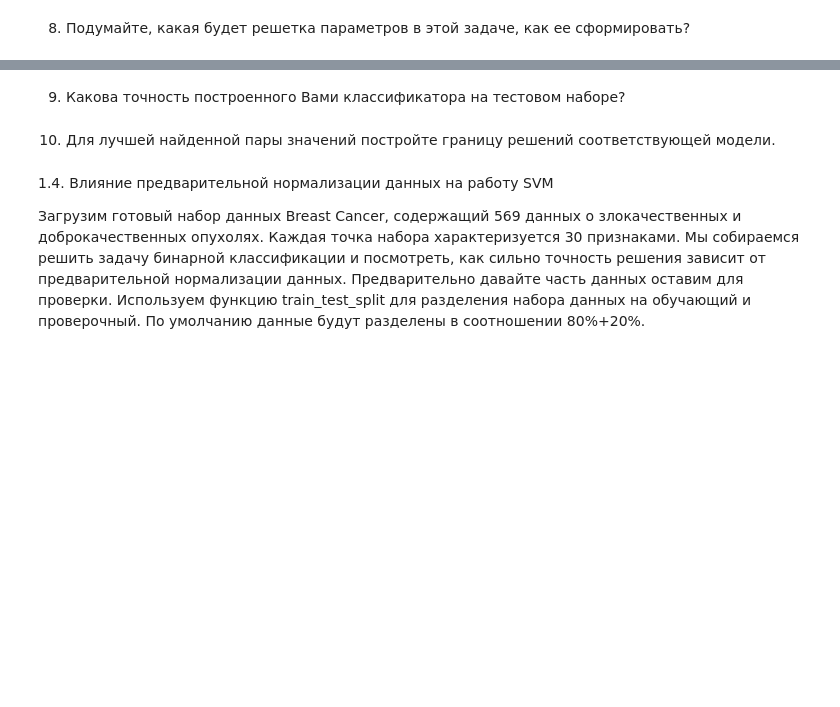
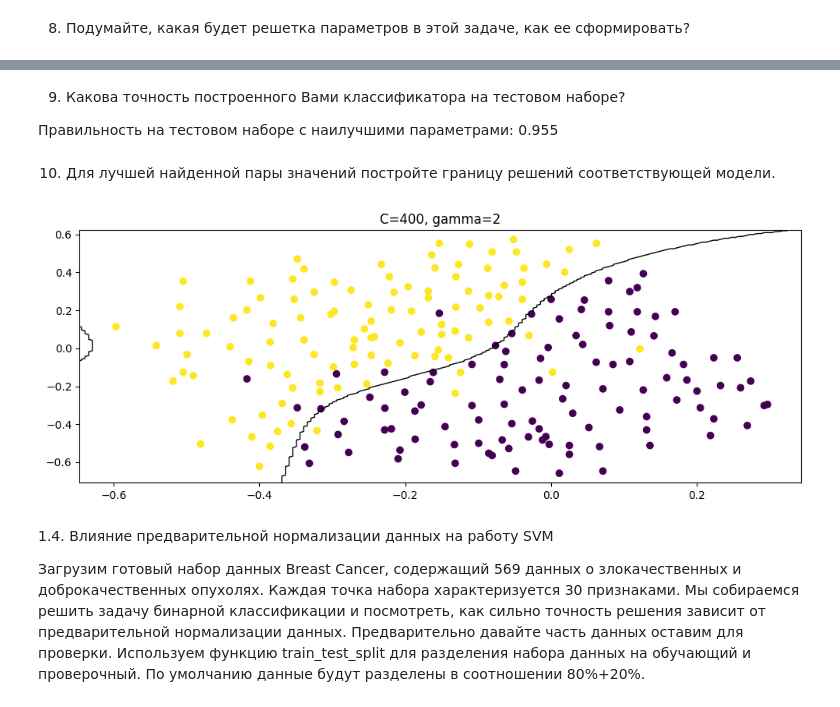
Before and after one commit to NikitaR041/Programming-at-SUSU, a Jupyter notebook: MachineLearning/Laboratories/lab3/main.ipynb, the cells around one changed output, grey strips where cells are left out. Cells and saved outputs as stored; diff of their text form; code cells hidden in the pictures; blank space fills up the shorter version.

```diff
--- a/MachineLearning/Laboratories/lab3/main.ipynb
+++ b/MachineLearning/Laboratories/lab3/main.ipynb
@@ -129,8 +129,8 @@ svcN.score(X,y)
 from sklearn.model_selection import GridSearchCV
 
 param_grid = {
-    'C': [1, 10, 100, 1000],
-    'gamma': [0.1, 1, 10, 30]
+    'C': [1, 10, 11, 12, 13, 14, 100, 1000],
+    'gamma': [0.1, 1, 10, 28, 29, 30, 31]
 }
 
 grid = GridSearchCV(SVC(kernel='rbf'), param_grid, cv=5)
@@ -249,8 +288,20 @@ print("Правильность на тестовом наборе с наилу
 # %% [markdown]
 9. Какова точность построенного Вами классификатора на тестовом наборе?
+
+Правильность на тестовом наборе с наилучшими параметрами: 0.955
 # %% [markdown]
 10) Для лучшей найденной пары значений постройте границу решений
 соответствующей модели.
+# %%
+plt.figure(figsize=(10, 4))
+svc = SVC(kernel='rbf', C=400, gamma=2)
+svc.fit(X, y)
+plotDecisionBoundary(svc, X, y)
+plt.title(f"C={400}, gamma={2}")
+plt.tight_layout()
+plt.show()
+# %% [output]
+[figure, added]
 # %% [markdown]
 1.4. Влияние предварительной нормализации данных на работу SVM
 
```
Also changed, not shown: parts of 35 cells of this notebook.
